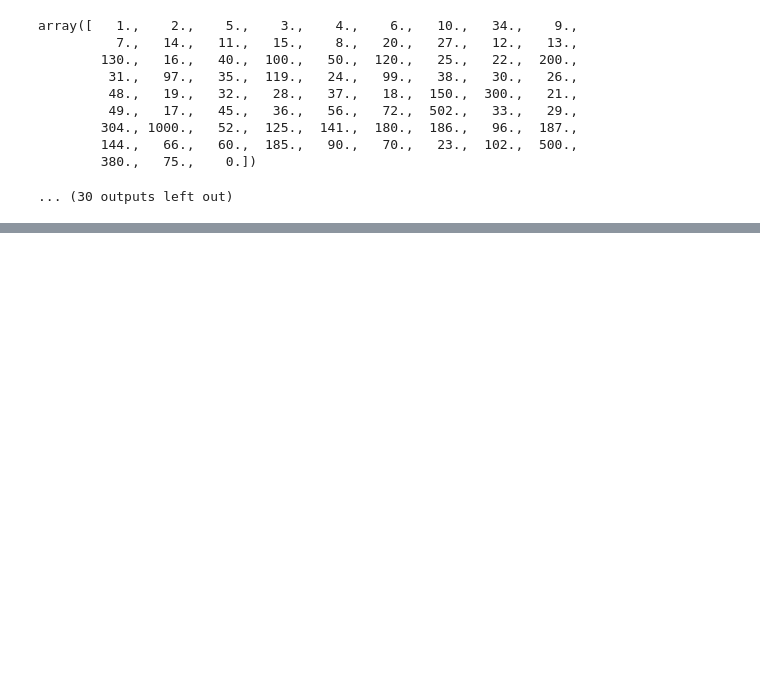
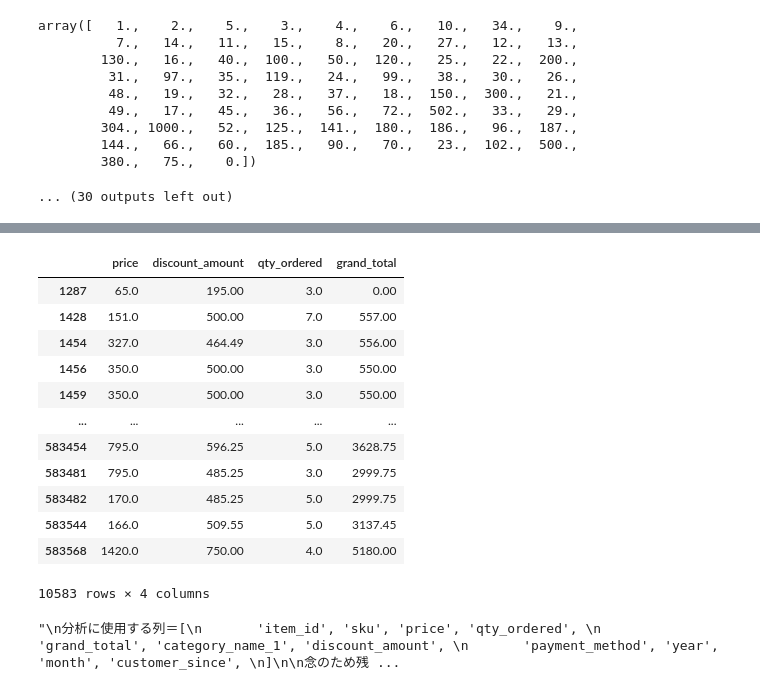
Before and after one commit to Udon-datascience/opendata_analysis, a Jupyter notebook: 3/Python_analysis.ipynb, the cells around one changed output, grey strips where cells are left out. Saved outputs shown, nothing was run; the diff lists cells and outputs as text; code cells hidden in the pictures; blank space fills up the shorter version.

```diff
--- a/3/Python_analysis.ipynb
+++ b/3/Python_analysis.ipynb
@@ -149,0 +216,33 @@ array([   1.,    2.,    5.,    3.,    4.,    6.,   10.,   34.,    9.,
+# %%
+cheker = df2[(df2['discount_amount'] > 0) & (df2['qty_ordered'] > 2)]
+display(cheker)
+#このセルの結果より、 grand_total = price * qty_ordered - discount_amount と考えられる。
+# %% [output]
+|  | price | discount_amount | qty_ordered | grand_total |
+| 1287 | 65.0 | 195.00 | 3.0 | 0.00 |
+| 1428 | 151.0 | 500.00 | 7.0 | 557.00 |
+| 1454 | 327.0 | 464.49 | 3.0 | 556.00 |
+| 1456 | 350.0 | 500.00 | 3.0 | 550.00 |
+| 1459 | 350.0 | 500.00 | 3.0 | 550.00 |
+| ... | ... | ... | ... | ... |
+| 583454 | 795.0 | 596.25 | 5.0 | 3628.75 |
+| 583481 | 795.0 | 485.25 | 3.0 | 2999.75 |
+| 583482 | 170.0 | 485.25 | 5.0 | 2999.75 |
+| 583544 | 166.0 | 509.55 | 5.0 | 3137.45 |
+| 583568 | 1420.0 | 750.00 | 4.0 | 5180.00 |
+10583 rows × 4 columns
+# %%
+'''
+問題設定「1回の注文時の客単価（grand_total）に影響を与える要因は何か？」
+
+説明変数の列＝['status', 'category_name_1',  'payment_method', 'year', 'month', 'customer_since']
+        'grand_total'の計算式に含まれる列や、'grand_total'への影響が極めて小さいと考えられる列は除外した。
+        'customer_since'は
+        'status'については、以下でその概要を検討する。
+目的変数の列＝['grand_total']
+
+        price, qty_ordered, discount_amount を外しているため、モデルの決定係数は低くなる可能性がある。
+        したがって、これらを説明変数に含めたモデルとも比較する。
+'''
+# %% [output]
+"\n分析に使用する列＝[\n       'item_id', 'sku', 'price', 'qty_ordered', \n       'grand_total', 'category_name_1', 'discount_amount', \n       'payment_method', 'year', 'month', 'customer_since', \n]\n\n念のため残 ...
```
Also changed, not shown: parts of 8 cells of this notebook.
